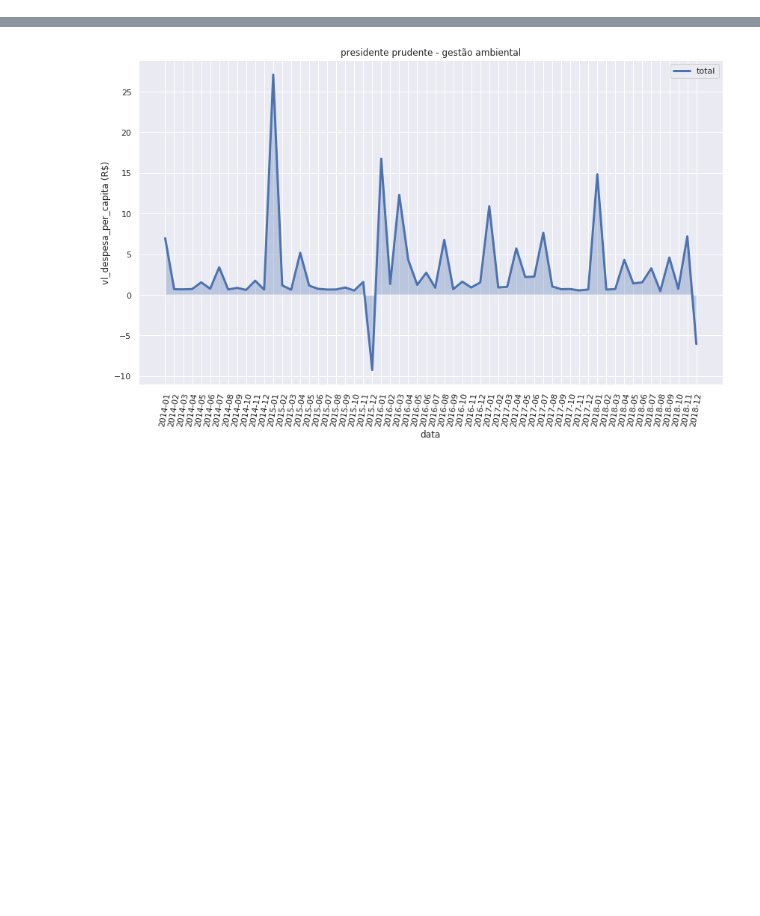
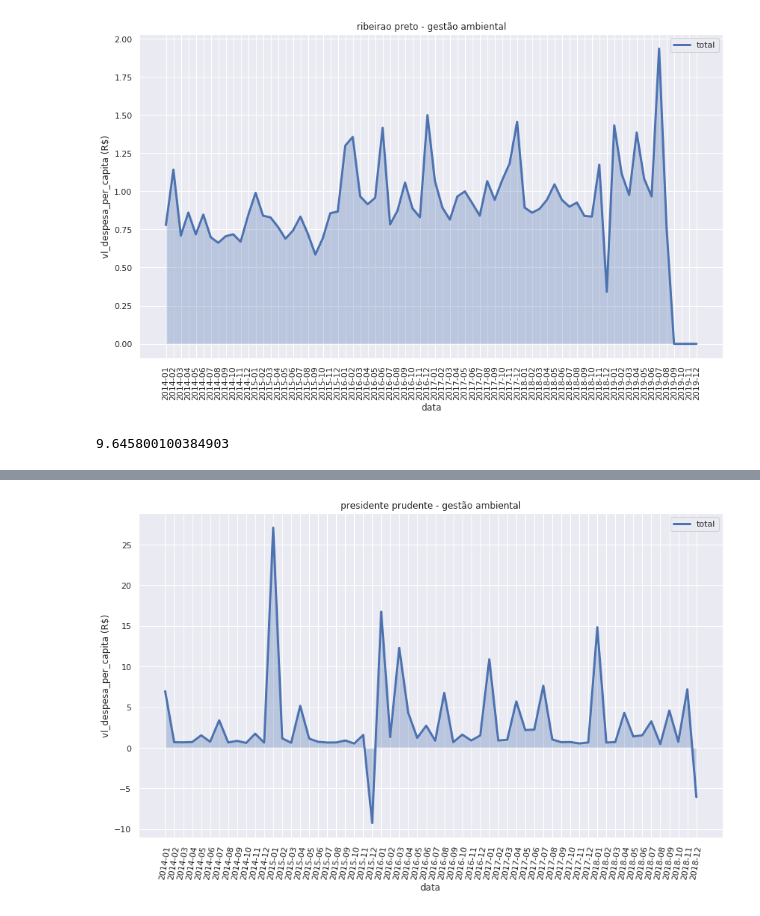
Before and after one commit to guilhermeduartte/Deephack, a Jupyter notebook: Automatizado.ipynb, the cells around one changed output, grey strips where cells are left out. Cells and saved outputs as stored; diff of their text form; code cells hidden in the pictures; blank space fills up the shorter version.

```diff
--- a/Automatizado.ipynb
+++ b/Automatizado.ipynb
@@ -359,0 +580,8 @@ Base for presidente prudente is ready!!
+# %%
+exemplo.plotSerie()
+# %% [output]
+[figure, added]
+# %%
+exemplo.serie_['total'].values[-12:].sum()
+# %% [output]
+9.645800100384903
```
Also changed, not shown: parts of 19 cells of this notebook.
